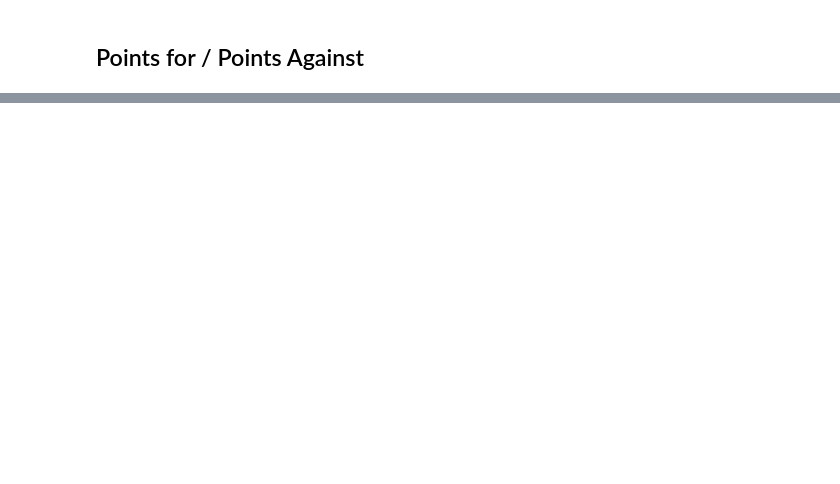
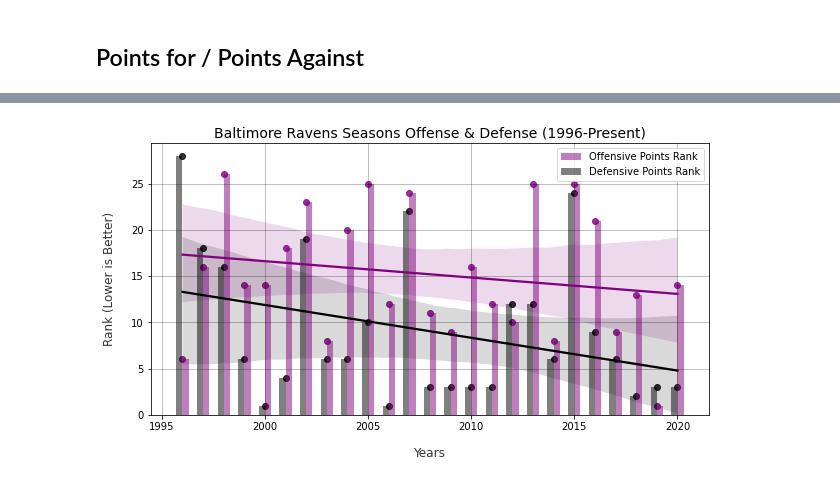
Before and after one commit to Colsai/small_projects, a Jupyter notebook: ravens.ipynb, the cells around one changed output, grey strips where cells are left out. Cells and saved outputs as stored; diff of their text form; code cells hidden in the pictures; blank space fills up the shorter version.

```diff
--- a/ravens.ipynb
+++ b/ravens.ipynb
@@ -93,0 +130,26 @@ ax.set_ylabel(f"Points", labelpad=15, fontsize=12, color="#333533");
+# %%
+#Basic Plotting of All Things
+year = df["Year"]
+off_pts = df["Off_Pts"]
+df_pts = df["Def_Pts"]
+
+fig, ax = plt.subplots(1, figsize = (10,5))
+
+ax.bar(year +.15, off_pts, alpha=.5, width = .3, color = 'purple', label = "Offensive Points Rank")
+sns.regplot(year, off_pts, order = 1, color = "purple")
+
+ax.bar(year -.15, df_pts, alpha=.5, width = .3, color = 'black', label = "Defensive Points Rank")
+sns.regplot(year, df_pts, order = 1, color = "black")
+
+'''
+for i in range (0,33,8):
+    ax.hlines(y=i,xmin=1994,xmax=2021, color="black", alpha = .5)
+'''
+
+ax.legend()
+ax.set_title(f"Baltimore Ravens Seasons Offense & Defense (1996-Present)", fontsize = 14)
+ax.set_xlabel("Years", labelpad=15, fontsize=12, color="#333533")
+ax.set_ylabel("Rank (Lower is Better)", labelpad=15, fontsize=12, color="#333533")
+ax.grid(which = 'both', alpha = .5, color='black', linestyle='-', linewidth=.5)
+# %% [output]
+[figure, added]
```
Also changed, not shown: parts of 7 cells of this notebook.
